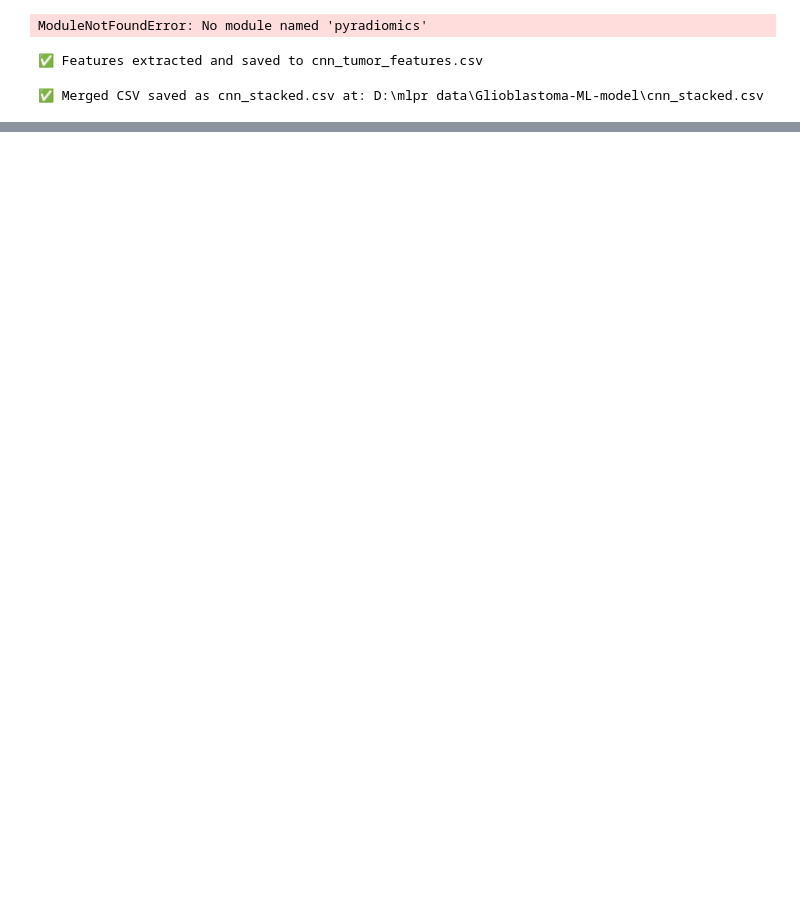
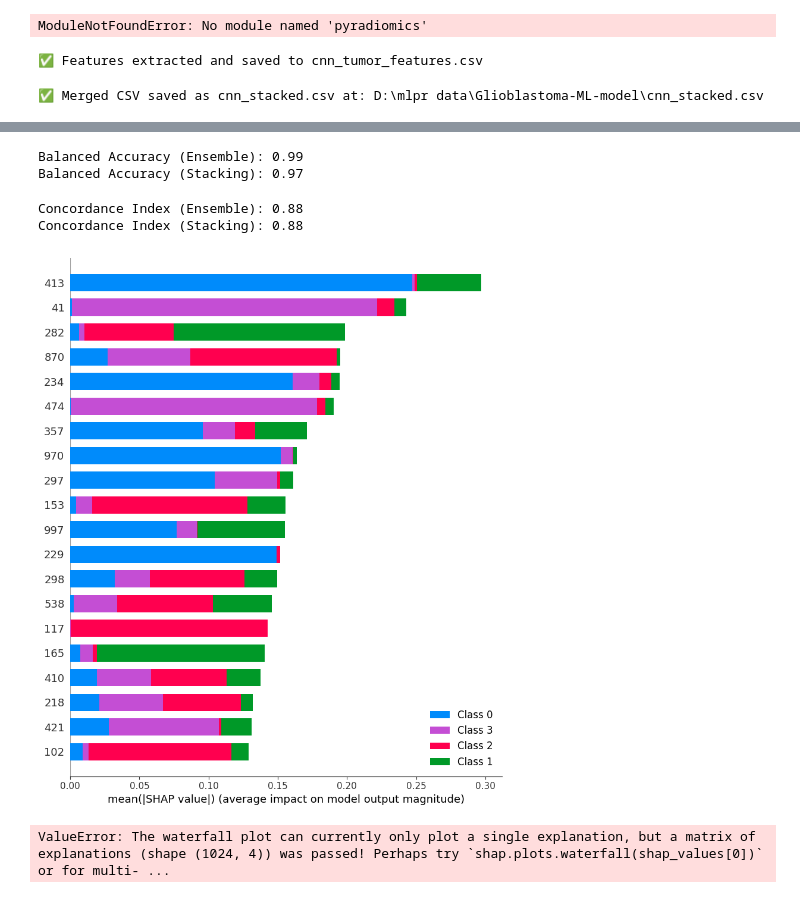
Before and after one commit to asp616848/Glioblastoma-ML-model, a Jupyter notebook: stackAndModel/Cnn.ipynb, the cells around one changed output, grey strips where cells are left out. Saved outputs shown, nothing was run; the diff lists cells and outputs as text; code cells hidden in the pictures; blank space fills up the shorter version.

```diff
--- a/stackAndModel/Cnn.ipynb
+++ b/stackAndModel/Cnn.ipynb
@@ -233,0 +250,55 @@ FileNotFoundError: [Errno 2] No such file or directory: 'D:\\mlpr data\\Glioblas
+# %%
+from sklearn.metrics import balanced_accuracy_score
+
+# Balanced Accuracy
+balanced_acc_ensemble = balanced_accuracy_score(y_test, y_pred_ensemble)
+balanced_acc_stacking = balanced_accuracy_score(y_test, y_pred_stacking)
+
+print(f"Balanced Accuracy (Ensemble): {balanced_acc_ensemble:.2f}")
+print(f"Balanced Accuracy (Stacking): {balanced_acc_stacking:.2f}")
+# %% [output]
+Balanced Accuracy (Ensemble): 0.99
+Balanced Accuracy (Stacking): 0.97
+# %%
+from lifelines.utils import concordance_index
+
+# Get original survival times for y_test samples
+# Make sure the test set index aligns with the original dataframe
+true_survival_times = y_test.copy()
+true_survival_times = df.loc[y_test.index, "Survival_from_surgery_days_UPDATED"]
+
+# Define bin midpoints (same binning as earlier)
+bin_midpoints = [(bins[i] + bins[i+1]) / 2 for i in range(len(bins) - 1)]
+
+# Map predicted categories to survival time estimates
+pred_survival_ensemble = [bin_midpoints[int(label)] for label in y_pred_ensemble]
+pred_survival_stacking = [bin_midpoints[int(label)] for label in y_pred_stacking]
+
+# Compute Concordance Index
+c_index_ensemble = concordance_index(true_survival_times, pred_survival_ensemble)
+c_index_stacking = concordance_index(true_survival_times, pred_survival_stacking)
+
+print(f"Concordance Index (Ensemble): {c_index_ensemble:.2f}")
+print(f"Concordance Index (Stacking): {c_index_stacking:.2f}")
+# %% [output]
+Concordance Index (Ensemble): 0.88
+Concordance Index (Stacking): 0.88
+# %%
+import shap
+
+# Use original scaled data, not LDA-transformed (SHAP needs original features)
+# So we'll fit one model (e.g., XGBoost) on X_scaled instead of X_lda
+xgb_clf.fit(X_scaled, y)  # Refit on full data or use X_train if preferred
+
+# Create SHAP explainer
+explainer = shap.Explainer(xgb_clf, X_scaled)
+shap_values = explainer(X_scaled)
+
+# Plot global feature importance
+shap.summary_plot(shap_values, X, plot_type="bar")
+
+# Plot a single prediction explanation
+shap.plots.waterfall(shap_values[0])  # for first sample
+# %% [output]
+[figure, added]
+ValueError: The waterfall plot can currently only plot a single explanation, but a matrix of explanations (shape (1024, 4)) was passed! Perhaps try `shap.plots.waterfall(shap_values[0])` or for multi- ...
```
Also changed, not shown: parts of 2 cells of this notebook, 2 other files.
